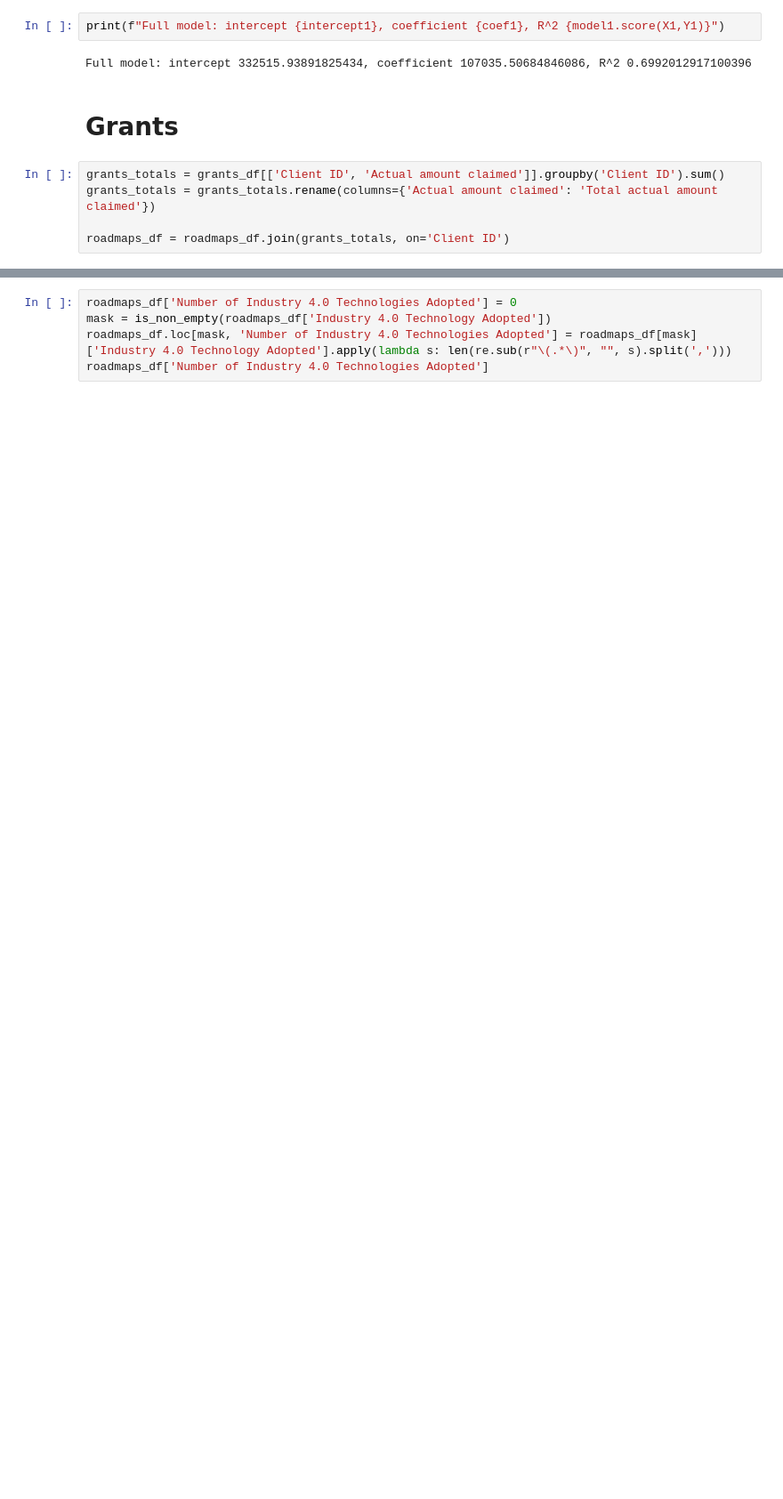
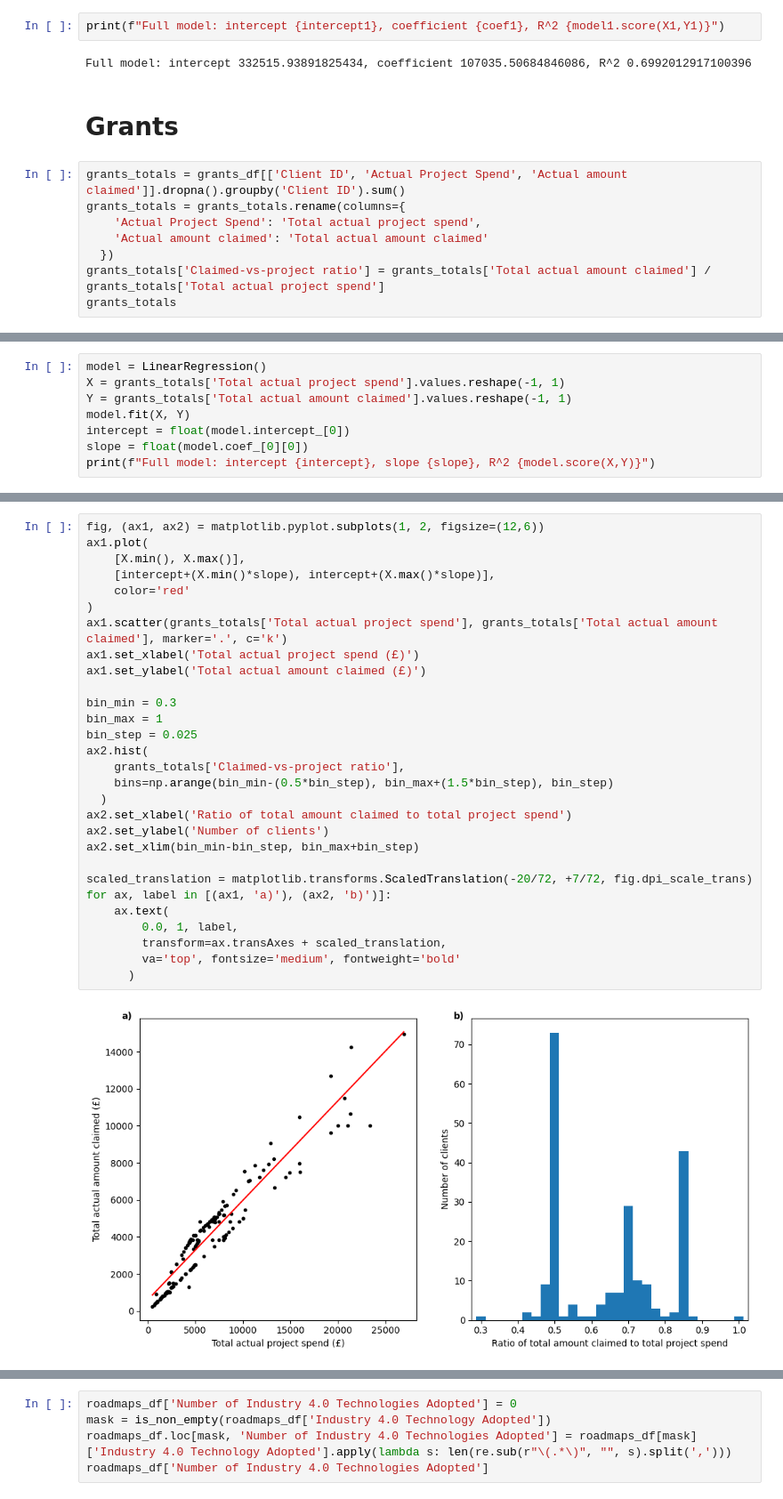
Before and after one commit to roughhawkbit/digi-inno-road-prod, a Jupyter notebook: analysis/2_Distributions_Correlations.ipynb, the cells around one changed output, grey strips where cells are left out. Shown at 89% size. Cells and saved outputs as stored; diff of their text form; blank space fills up the shorter version.

```diff
--- a/analysis/2_Distributions_Correlations.ipynb
+++ b/analysis/2_Distributions_Correlations.ipynb
@@ -369,7 +369,10 @@ Full model: intercept 332515.93891825434, coefficient 107035.50684846086, R^2 0.
 # %% [markdown]
 # Grants
 # %%
-grants_totals = grants_df[['Client ID', 'Actual amount claimed']].groupby('Client ID').sum()
-grants_totals = grants_totals.rename(columns={'Actual amount claimed': 'Total actual amount claimed'})
-
-roadmaps_df = roadmaps_df.join(grants_totals, on='Client ID')
+grants_totals = grants_df[['Client ID', 'Actual Project Spend', 'Actual amount claimed']].dropna().groupby('Client ID').sum()
+grants_totals = grants_totals.rename(columns={
+    'Actual Project Spend': 'Total actual project spend',
+    'Actual amount claimed': 'Total actual amount claimed'
+  })
+grants_totals['Claimed-vs-project ratio'] = grants_totals['Total actual amount claimed'] / grants_totals['Total actual project spend']
+grants_totals
@@ -375,0 +394,8 @@ roadmaps_df = roadmaps_df.join(grants_totals, on='Client ID')
+# %%
+model = LinearRegression()
+X = grants_totals['Total actual project spend'].values.reshape(-1, 1)
+Y = grants_totals['Total actual amount claimed'].values.reshape(-1, 1)
+model.fit(X, Y)
+intercept = float(model.intercept_[0])
+slope = float(model.coef_[0][0])
+print(f"Full model: intercept {intercept}, slope {slope}, R^2 {model.score(X,Y)}")
@@ -375,0 +406,31 @@ roadmaps_df = roadmaps_df.join(grants_totals, on='Client ID')
+# %%
+fig, (ax1, ax2) = matplotlib.pyplot.subplots(1, 2, figsize=(12,6))
+ax1.plot(
+    [X.min(), X.max()],
+    [intercept+(X.min()*slope), intercept+(X.max()*slope)],
+    color='red'
+)
+ax1.scatter(grants_totals['Total actual project spend'], grants_totals['Total actual amount claimed'], marker='.', c='k')
+ax1.set_xlabel('Total actual project spend (£)')
+ax1.set_ylabel('Total actual amount claimed (£)')
+
+bin_min = 0.3
+bin_max = 1
+bin_step = 0.025
+ax2.hist(
+    grants_totals['Claimed-vs-project ratio'],
+    bins=np.arange(bin_min-(0.5*bin_step), bin_max+(1.5*bin_step), bin_step)
+  )
+ax2.set_xlabel('Ratio of total amount claimed to total project spend')
+ax2.set_ylabel('Number of clients')
+ax2.set_xlim(bin_min-bin_step, bin_max+bin_step)
+
+scaled_translation = matplotlib.transforms.ScaledTranslation(-20/72, +7/72, fig.dpi_scale_trans)
+for ax, label in [(ax1, 'a)'), (ax2, 'b)')]:
+    ax.text(
+        0.0, 1, label,
+        transform=ax.transAxes + scaled_translation,
+        va='top', fontsize='medium', fontweight='bold'
+      )
+# %% [output]
+[figure, added]
```
Also changed, not shown: parts of 13 cells of this notebook.
